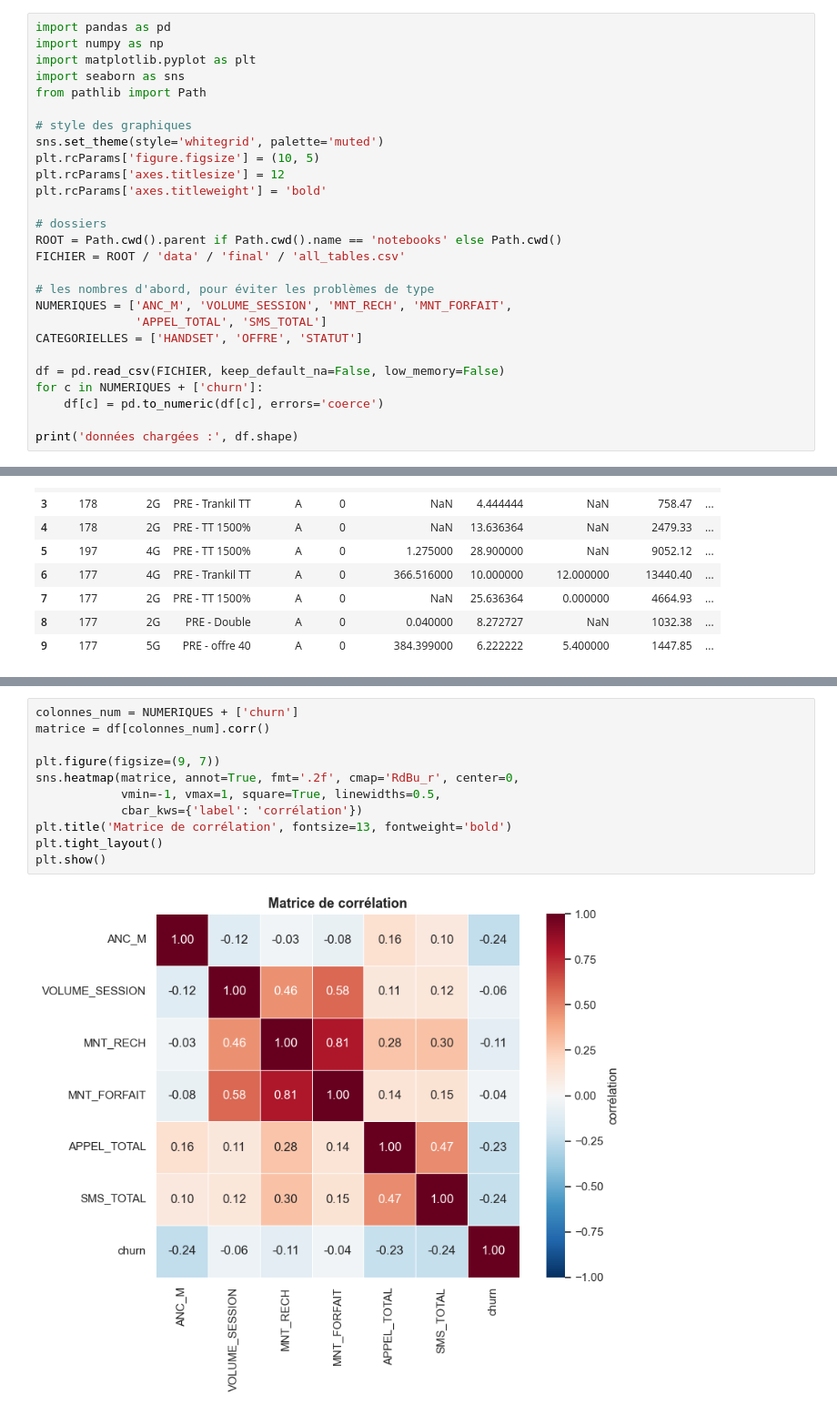
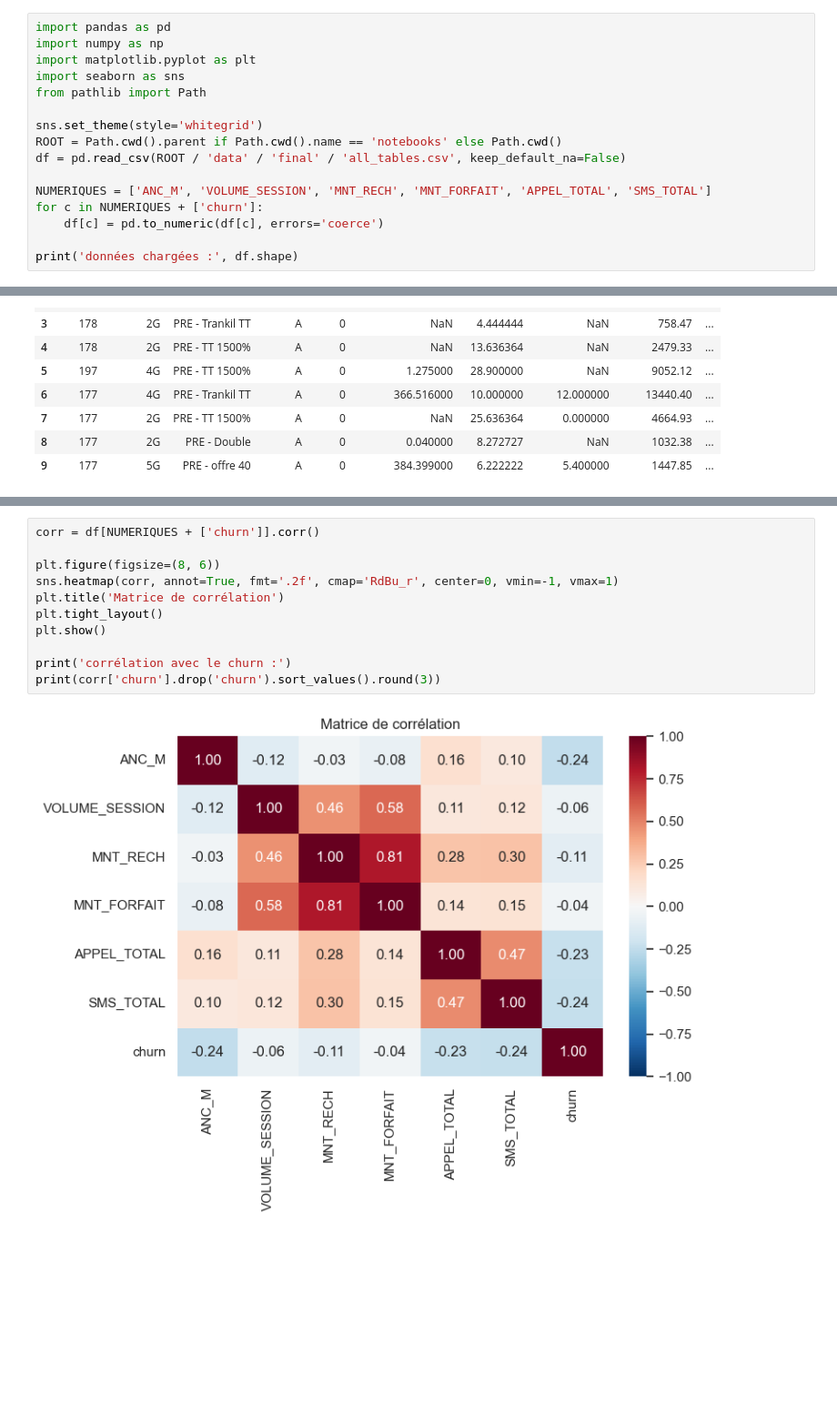
Before and after one commit to hayet11/ML, a Jupyter notebook: notebooks/02_visualisation.ipynb, the cells around one changed output, grey strips where cells are left out. Shown at 91% size. Drawn from its saved outputs; the diff is of its cells as text; blank space fills up the shorter version.

```diff
--- a/notebooks/02_visualisation.ipynb
+++ b/notebooks/02_visualisation.ipynb
@@ -26,22 +25,11 @@ import matplotlib.pyplot as plt
 import seaborn as sns
 from pathlib import Path
 
-# style des graphiques
-sns.set_theme(style='whitegrid', palette='muted')
-plt.rcParams['figure.figsize'] = (10, 5)
-plt.rcParams['axes.titlesize'] = 12
-plt.rcParams['axes.titleweight'] = 'bold'
+sns.set_theme(style='whitegrid')
+ROOT = Path.cwd().parent if Path.cwd().name == 'notebooks' else Path.cwd()
+df = pd.read_csv(ROOT / 'data' / 'final' / 'all_tables.csv', keep_default_na=False)
 
-# dossiers
-ROOT = Path.cwd().parent if Path.cwd().name == 'notebooks' else Path.cwd()
-FICHIER = ROOT / 'data' / 'final' / 'all_tables.csv'
-
-# les nombres d'abord, pour éviter les problèmes de type
-NUMERIQUES = ['ANC_M', 'VOLUME_SESSION', 'MNT_RECH', 'MNT_FORFAIT',
-              'APPEL_TOTAL', 'SMS_TOTAL']
-CATEGORIELLES = ['HANDSET', 'OFFRE', 'STATUT']
-
-df = pd.read_csv(FICHIER, keep_default_na=False, low_memory=False)
+NUMERIQUES = ['ANC_M', 'VOLUME_SESSION', 'MNT_RECH', 'MNT_FORFAIT', 'APPEL_TOTAL', 'SMS_TOTAL']
 for c in NUMERIQUES + ['churn']:
     df[c] = pd.to_numeric(df[c], errors='coerce')
 
@@ -324,13 +210,13 @@ Deux informations à chercher :
 # %%
-colonnes_num = NUMERIQUES + ['churn']
-matrice = df[colonnes_num].corr()
+corr = df[NUMERIQUES + ['churn']].corr()
 
-plt.figure(figsize=(9, 7))
-sns.heatmap(matrice, annot=True, fmt='.2f', cmap='RdBu_r', center=0,
-            vmin=-1, vmax=1, square=True, linewidths=0.5,
-            cbar_kws={'label': 'corrélation'})
-plt.title('Matrice de corrélation', fontsize=13, fontweight='bold')
+plt.figure(figsize=(8, 6))
+sns.heatmap(corr, annot=True, fmt='.2f', cmap='RdBu_r', center=0, vmin=-1, vmax=1)
+plt.title('Matrice de corrélation')
 plt.tight_layout()
 plt.show()
+
+print('corrélation avec le churn :')
+print(corr['churn'].drop('churn').sort_values().round(3))
 # %% [output]
-[figure, old version]
+[figure, new version]
```
Also changed, not shown: parts of 29 cells of this notebook.
